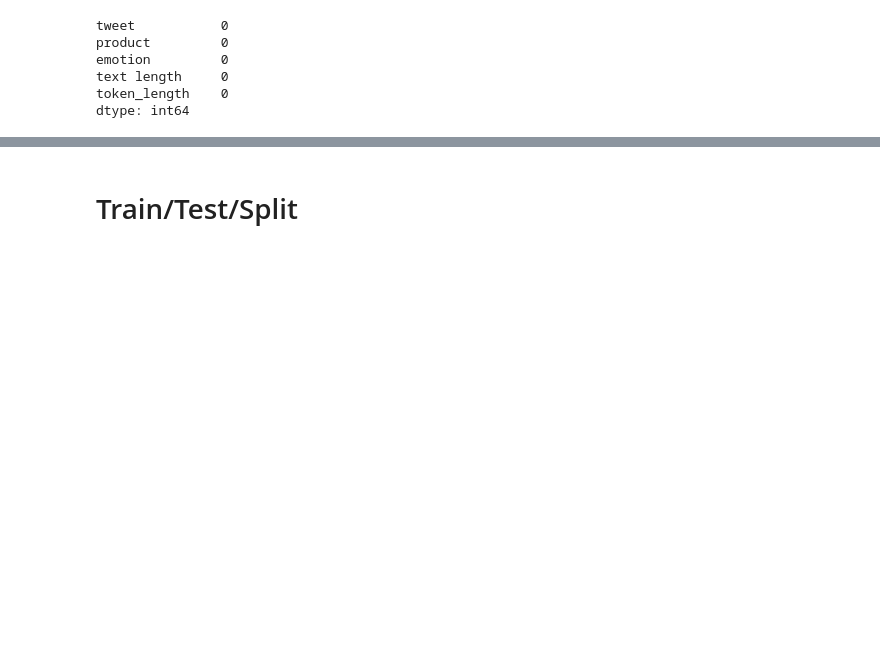
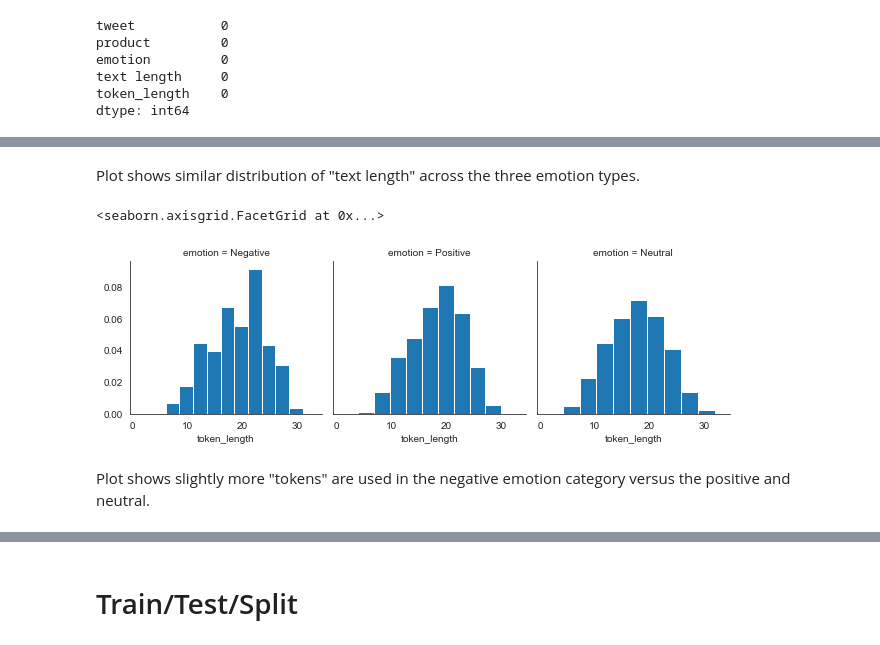
Before and after one commit to chefnewman/dsc-mod-4-project-v2-1-online-ds-pt-100719, a Jupyter notebook: Mod4_Project.ipynb, the cells around one changed output, grey strips where cells are left out. Saved outputs shown, nothing was run; the diff lists cells and outputs as text; code cells hidden in the pictures; blank space fills up the shorter version.

```diff
--- a/Mod4_Project.ipynb
+++ b/Mod4_Project.ipynb
@@ -386,3 +284,13 @@ a.map(plt.hist,'text length')
+# %% [markdown]
+Plot shows similar distribution of "text length" across the three emotion types.
+# %%
+token_l = sns.FacetGrid(data,col='emotion')
+token_l.map(plt.hist,'token_length', density=True)
+# %% [output]
+<seaborn.axisgrid.FacetGrid at 0x...>
+[figure, added]
+# %% [markdown]
+Plot shows slightly more "tokens" are used in the negative emotion category versus the positive and neutral.
 # %%
 sns.boxplot(x='emotion',y='text length',data=data,palette='rainbow')
 # %% [output]
```
Also changed, not shown: parts of 44 cells of this notebook.
